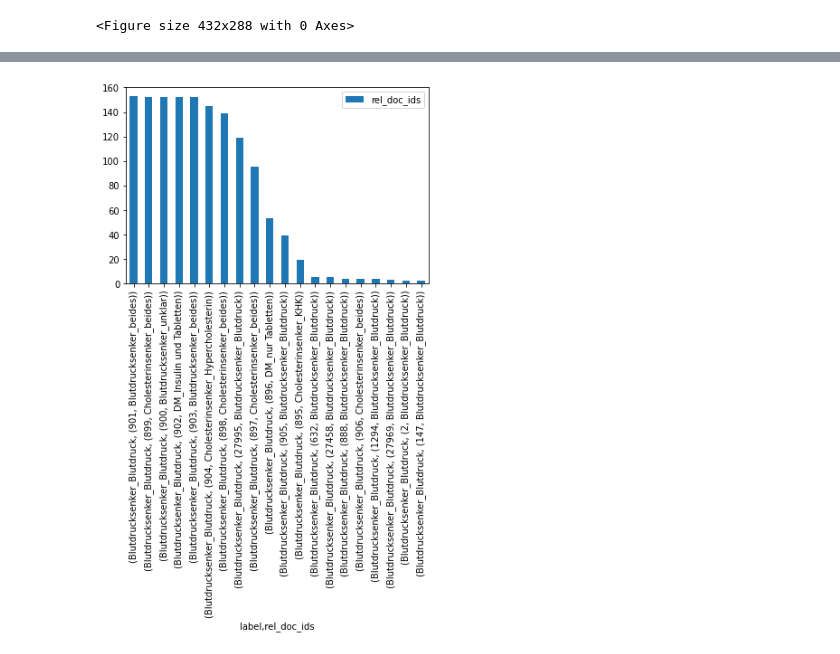
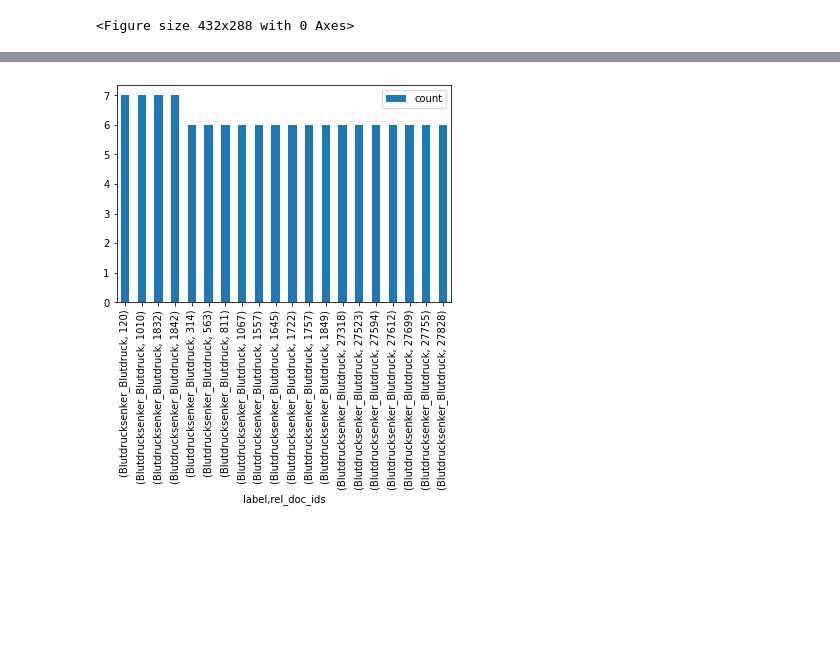
Before and after one commit to dieterich-lab/BertGCN, a Jupyter notebook: notebooks/analyse_attr.ipynb, the cells around one changed output, grey strips where cells are left out. Cells and saved outputs as stored; diff of their text form; code cells hidden in the pictures; blank space fills up the shorter version.

```diff
--- a/notebooks/analyse_attr.ipynb
+++ b/notebooks/analyse_attr.ipynb
@@ -13,15 +13,19 @@ plt.tight_layout()
 # %% [output]
 <Figure size 432x288 with 0 Axes>
 # %%
-ig_path = "../models/gcn/ig_attrs.json"
-shap_path = "../models/gcn/shap_values.json"
+mixfactor = 0.5
+interpret_mode ="gcn_only"
+#interpret_mode ="gcn_bert"
+ig_path = f"../models/gcn/{mixfactor}/ig_attrs_{interpret_mode}.json"
+shap_path = f"../models/gcn/{mixfactor}/shap_values_{interpret_mode}.json"
+ig_gcn_only_path = f"../models/gcn/{mixfactor}/ig_attrs_gcn_only.json"
+shap_gcn_only_path = f"../models/gcn/{mixfactor}/shap_values_gcn_only.json"
+ig_gcn_bert_path = f"../models/gcn/{mixfactor}/ig_attrs_gcn_bert.json"
+shap_gcn_bert_path = f"../models/gcn/{mixfactor}/shap_values_gcn_bert.json"
 # %%
 ig_df = pd.read_json(ig_path).T#.explode("label")
-
-ig_df['rel_doc_ids'] = list(zip(ig_df.rel_doc_ids, ig_df.rel_doc_labels))
-ig_df['rel_doc_ids'] = ig_df['rel_doc_ids'].apply(lambda x: list(zip(*x)))
-
+ig_gcn_only_df = pd.read_json(ig_gcn_only_path).T#.explode("label")
+ig_gcn_bert_df = pd.read_json(ig_gcn_bert_path).T#.explode("label")
 shap_df = pd.read_json(shap_path).T#.explode("label")
-
-shap_df['rel_doc_ids'] = list(zip(shap_df.rel_doc_ids, shap_df.rel_doc_labels))
-shap_df['rel_doc_ids'] = shap_df['rel_doc_ids'].apply(lambda x: list(zip(*x)))
+shap_gcn_only_df = pd.read_json(shap_gcn_only_path).T#.explode("label")
+shap_gcn_bert_df = pd.read_json(shap_gcn_bert_path).T#.explode("label")
@@ -164,8 +232,8 @@ Name: rel_doc_labels, Length: 88, dtype: int64
 # %%
-g = ig_df.explode("rel_doc_ids").groupby("label")["rel_doc_ids"].value_counts().to_frame().groupby(level=0)
+g = ig_df.explode("rel_doc_ids").groupby("label")["rel_doc_ids"].value_counts().to_frame().rename({'rel_doc_ids': 'count',}, axis=1).groupby(level=0)
 
 for idx, data in g:
     data[:20].plot(kind='bar')
     break
 # %% [output]
-[figure, old version]
+[figure, new version]
```
Also changed, not shown: parts of 19 cells of this notebook, 14 other files.
